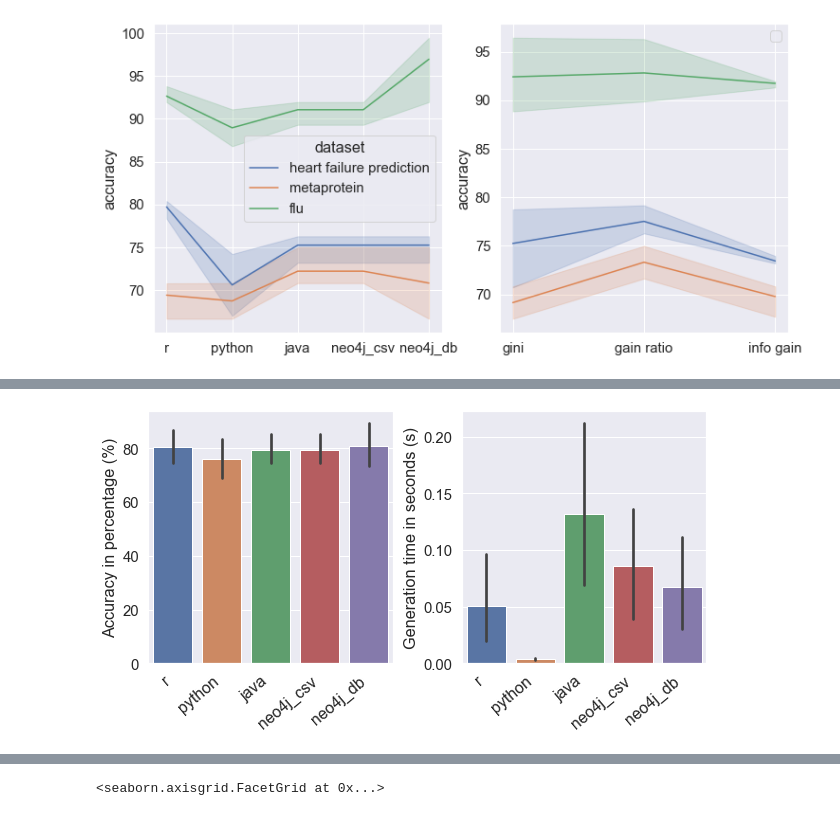
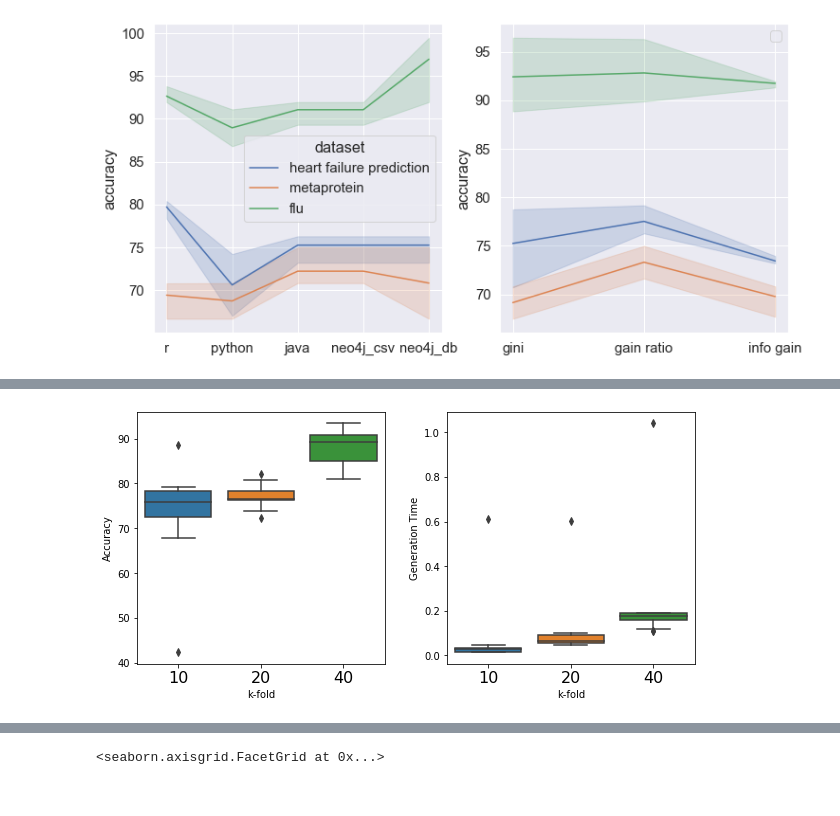
Before and after one commit to clumsyspeedboat/Decision-Tree-Neo4j, a Jupyter notebook: DT Analysis/dt_analysis.ipynb, the cells around one changed output, grey strips where cells are left out. Saved outputs shown, nothing was run; the diff lists cells and outputs as text; code cells hidden in the pictures.

```diff
--- a/DT Analysis/dt_analysis.ipynb
+++ b/DT Analysis/dt_analysis.ipynb
@@ -8,6 +8,6 @@ c:\users\49171\appdata\local\programs\python\python38\lib\site-packages\numpy\.l
 c:\users\49171\appdata\local\programs\python\python38\lib\site-packages\numpy\.libs\libopenblas.WCDJNK7YVMPZQ2ME2ZZHJJRJ3JIKNDB7.gfortran-win_amd64.dll
   warnings.warn("loaded more than 1 DLL from .libs:"
 # %%
-df = pd.read_csv('dt_analysis.csv')
+df = pd.read_csv('dt_analysis - cv.csv')
 df.head()
 # %% [output]
@@ -169,24 +173,21 @@ plt.show()
 # %%
 fig, axes = plt.subplots(1, 2, figsize=(10, 5), sharey=False)
 
-bar3= sns.barplot(ax = axes[0], data=df, x="language", y="accuracy")
-bar4= sns.barplot(ax = axes[1],data=df, x="language", y="generation_time")
+bar1= sns.boxplot(ax = axes[0], data=df, x="k-fold", y="accuracy")
+bar2= sns.boxplot(ax = axes[1],data=df, x="k-fold", y="generation_time")
 
 plt.draw()
+bar1.set(ylabel = 'Accuracy')
+bar2.set(ylabel = 'Generation Time')
 
-bar3.set(xlabel = None)
-bar4.set(xlabel = None)
-bar3.set(ylabel = 'Accuracy in percentage (%)')
-bar4.set(ylabel = 'Generation time in seconds (s)')
-
-bar3.set_xticklabels(bar3.get_xticklabels(), rotation=40, ha="right", size = 16)
-bar4.set_xticklabels(bar4.get_xticklabels(), rotation=40, ha="right", size = 16)
+bar1.set_xticklabels(bar1.get_xticklabels(), size = 16)
+bar2.set_xticklabels(bar2.get_xticklabels(), size = 16)
 
 plt.subplots_adjust(left=0.125,
                     bottom=0.2,
                     right=0.9,
                     top=0.9,
-                    wspace=0.28,
+                    wspace=0.25,
                     hspace=0.2)
 # %% [output]
-[figure, old version]
+[figure, new version]
```
Also changed, not shown: parts of 8 cells of this notebook, 2 other files.
